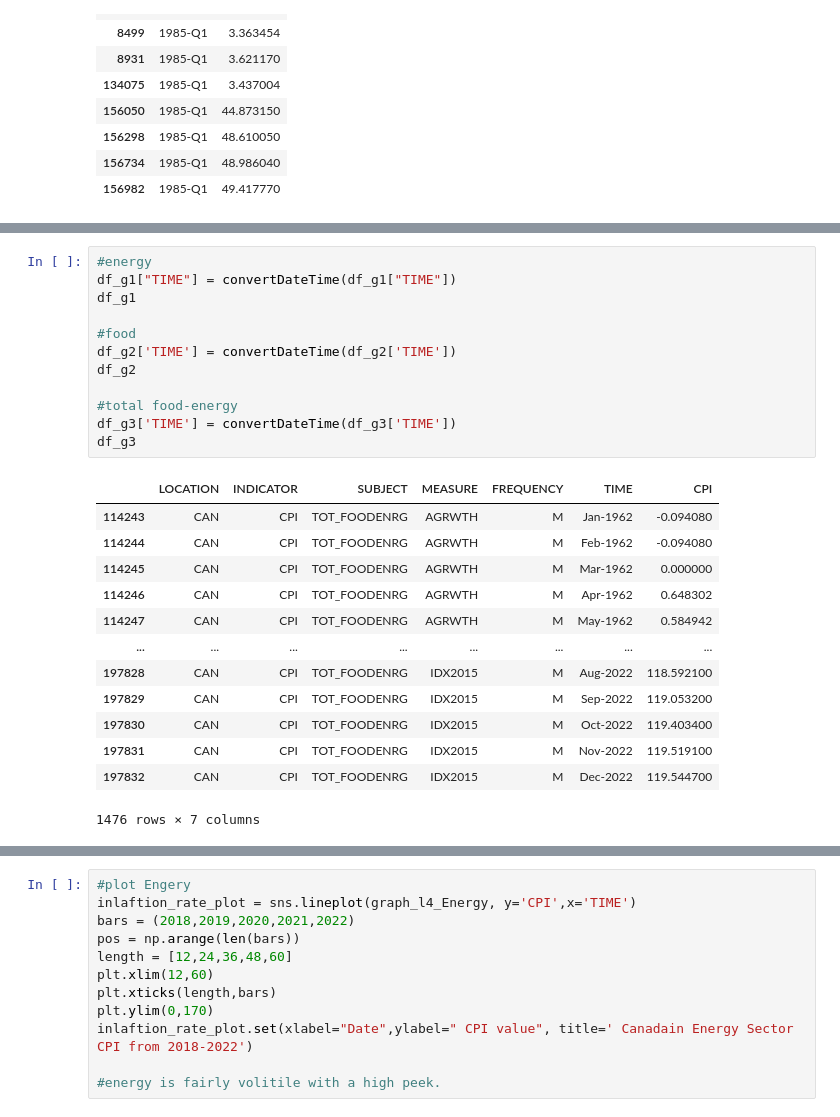
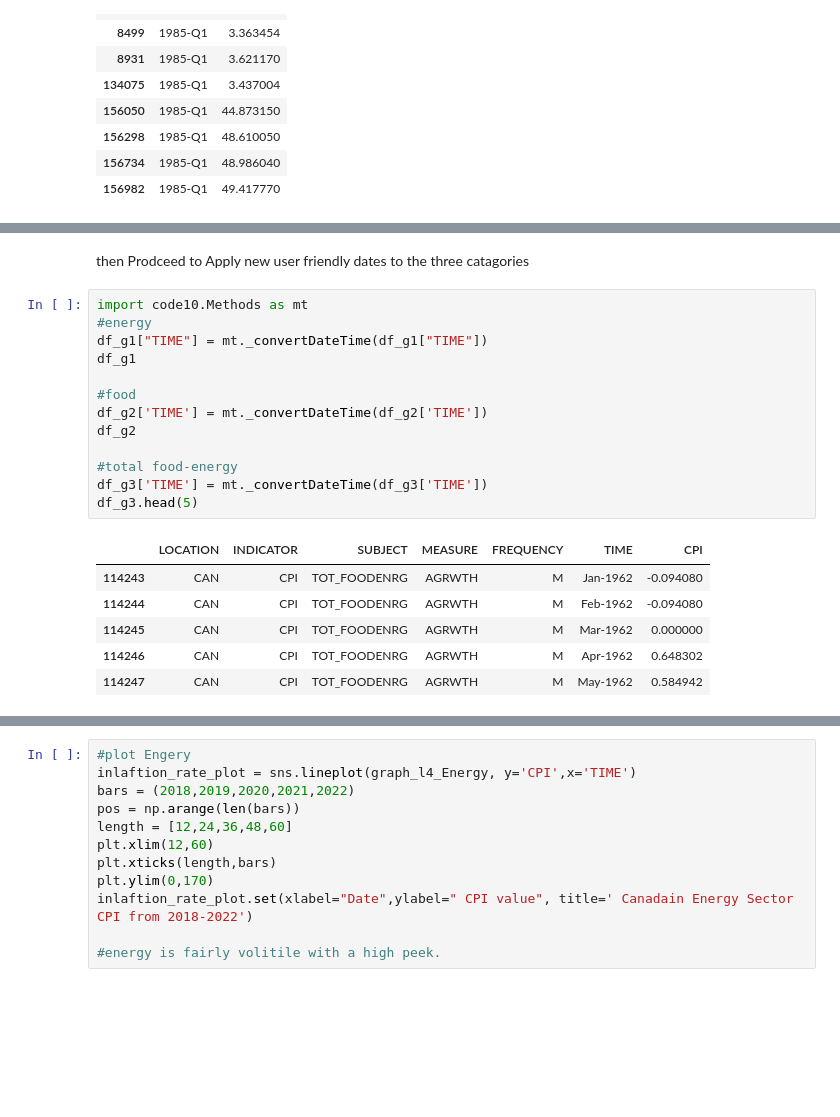
Before and after one commit to ubco-W2022T2-data301/project-group-group19, a Jupyter notebook: analysis/analysis2.ipynb, the cells around one changed output, grey strips where cells are left out. Saved outputs shown, nothing was run; the diff lists cells and outputs as text; blank space fills up the shorter version.

```diff
--- a/analysis/analysis2.ipynb
+++ b/analysis/analysis2.ipynb
@@ -209,29 +190,25 @@ def convertDateTime(dataFrame_col):
+# %% [markdown]
+then Prodceed to Apply new user friendly dates to the three catagories
 # %%
+import code10.Methods as mt
 #energy
-df_g1["TIME"] = convertDateTime(df_g1["TIME"])
+df_g1["TIME"] = mt._convertDateTime(df_g1["TIME"])
 df_g1
 
 #food
-df_g2['TIME'] = convertDateTime(df_g2['TIME'])
+df_g2['TIME'] = mt._convertDateTime(df_g2['TIME'])
 df_g2
 
 #total food-energy
-df_g3['TIME'] = convertDateTime(df_g3['TIME'])
-df_g3
+df_g3['TIME'] = mt._convertDateTime(df_g3['TIME'])
+df_g3.head(5)
 # %% [output]
 |  | LOCATION | INDICATOR | SUBJECT | MEASURE | FREQUENCY | TIME | CPI |
 | 114243 | CAN | CPI | TOT_FOODENRG | AGRWTH | M | Jan-1962 | -0.094080 |
 | 114244 | CAN | CPI | TOT_FOODENRG | AGRWTH | M | Feb-1962 | -0.094080 |
 | 114245 | CAN | CPI | TOT_FOODENRG | AGRWTH | M | Mar-1962 | 0.000000 |
 | 114246 | CAN | CPI | TOT_FOODENRG | AGRWTH | M | Apr-1962 | 0.648302 |
 | 114247 | CAN | CPI | TOT_FOODENRG | AGRWTH | M | May-1962 | 0.584942 |
-| ... | ... | ... | ... | ... | ... | ... | ... |
-| 197828 | CAN | CPI | TOT_FOODENRG | IDX2015 | M | Aug-2022 | 118.592100 |
-| 197829 | CAN | CPI | TOT_FOODENRG | IDX2015 | M | Sep-2022 | 119.053200 |
-| 197830 | CAN | CPI | TOT_FOODENRG | IDX2015 | M | Oct-2022 | 119.403400 |
-| 197831 | CAN | CPI | TOT_FOODENRG | IDX2015 | M | Nov-2022 | 119.519100 |
-| 197832 | CAN | CPI | TOT_FOODENRG | IDX2015 | M | Dec-2022 | 119.544700 |
-1476 rows × 7 columns
 # %%
 #get last 4 years
 #it should show the genral trend
```
Also changed, not shown: parts of 12 cells of this notebook, 4 other files.
